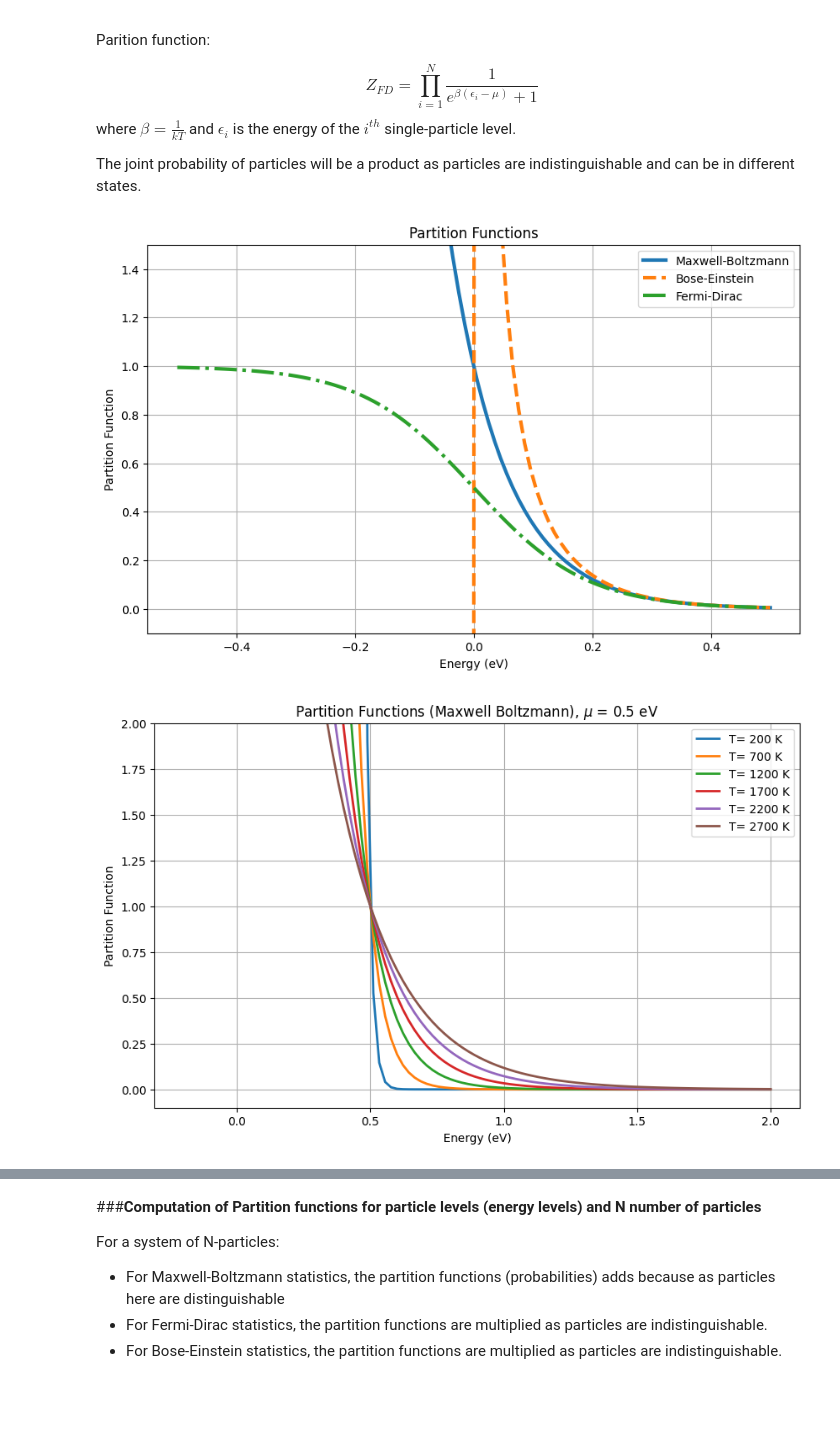
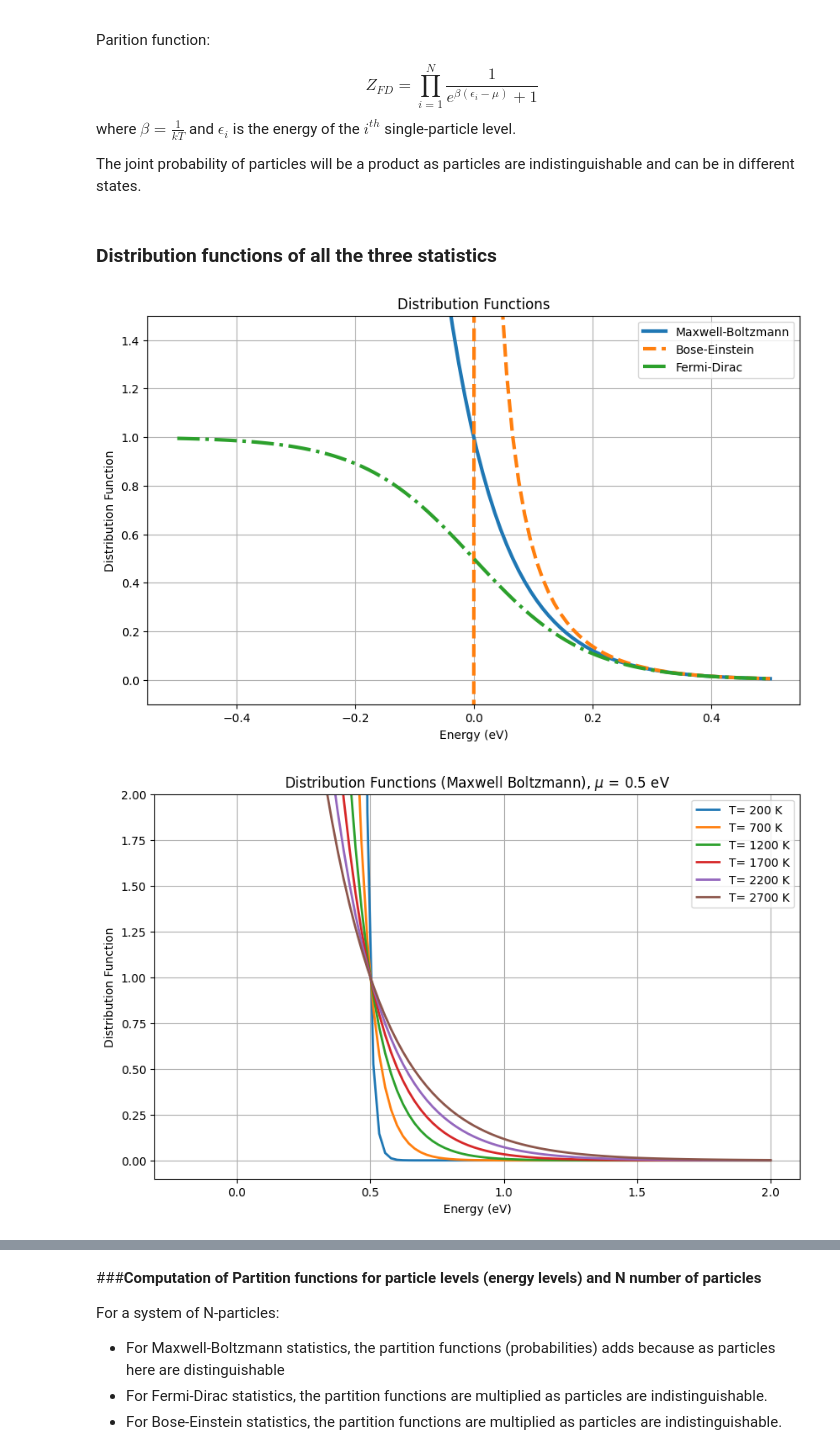
Before and after one commit to navgaur/Statistical-Mech-LOCF, a Jupyter notebook: partition1.ipynb, the cells around one changed output, grey strips where cells are left out. Saved outputs shown, nothing was run; the diff lists cells and outputs as text; code cells hidden in the pictures; blank space fills up the shorter version.

```diff
--- a/partition1.ipynb
+++ b/partition1.ipynb
@@ -66,7 +66,10 @@ $$Z_{FD} = \prod_{i=1}^N \frac{1}{e^{\beta (\epsilon_i - \mu)} + 1}$$
 where $\beta = \frac{1}{kT}$ and $\epsilon_i$ is the energy of the $i^{th}$ single-particle level.
 
 The joint probability of particles will be a product as particles are indistinguishable and can be in different states.
+# %% [markdown]
+### **Distribution functions of all the three statistics**
 # %%
+
 import numpy as np
 import matplotlib.pyplot as plt
 from scipy.constants import Boltzmann
@@ -88,36 +91,36 @@ def bose_einstein_pf(energy, chem_pot, temperature):
 def fermi_dirac_pf(energy, chem_pot, temperature):
   beta = 1 / (Boltzmann * temperature)
   t1 = np.exp(beta * (energy - chem_pot)) + 1
   return 1/t1
 
 
 # Example energy levels
 energy_levels = np.linspace(-0.5, 0.5, 100)  # Energy levels from 0 to 5 eV
 
 # Example temperature and chemical potential
 temperature = 1100  # Kelvin
 chemical_potential = 0  # eV
 
 # Calculate partition functions for each statistics
 mb_pf = maxwell_boltzmann_pf(energy_levels, chemical_potential, temperature)
 be_pf = bose_einstein_pf(energy_levels, chemical_potential, temperature)
 fd_pf = fermi_dirac_pf(energy_levels, chemical_potential, temperature)
 
 # Plotting
 plt.figure(figsize=(10, 6))
 plt.plot(energy_levels, mb_pf, label='Maxwell-Boltzmann',linewidth=3)
 plt.plot(energy_levels, be_pf, label='Bose-Einstein',linestyle='dashed',linewidth=3)
 plt.plot(energy_levels, fd_pf, label='Fermi-Dirac',linestyle='dashdot',linewidth=3)
 
 plt.ylim(-0.1,1.5)
-plt.title('Partition Functions')
+plt.title('Distribution Functions')
 plt.xlabel('Energy (eV)')
-plt.ylabel('Partition Function')
+plt.ylabel('Distribution Function')
 plt.legend()
 plt.grid(True)
 plt.show()
 # %% [output]
-[figure, old version]
+[figure, new version]
 # %%
 import numpy as np
 import matplotlib.pyplot as plt
@@ -146,14 +149,14 @@ for T in range(200,3000,500):
   plt.plot(energy_levels, mb_pf,label=f"T= {T} K",linewidth=2)
 
 plt.ylim(-0.1,2)
-plt.title('Partition Functions (Maxwell Boltzmann), $\mu$ = 0.5 eV')
+plt.title('Distribution Functions (Maxwell Boltzmann), $\mu$ = 0.5 eV')
 plt.xlabel('Energy (eV)')
-plt.ylabel('Partition Function')
+plt.ylabel('Distribution Function')
 plt.legend()
 plt.grid(True)
 plt.show()
 # %% [output]
-[figure, old version]
+[figure, new version]
 # %%
 import numpy as np
 import matplotlib.pyplot as plt
```
Also changed, not shown: parts of 3 cells of this notebook.
